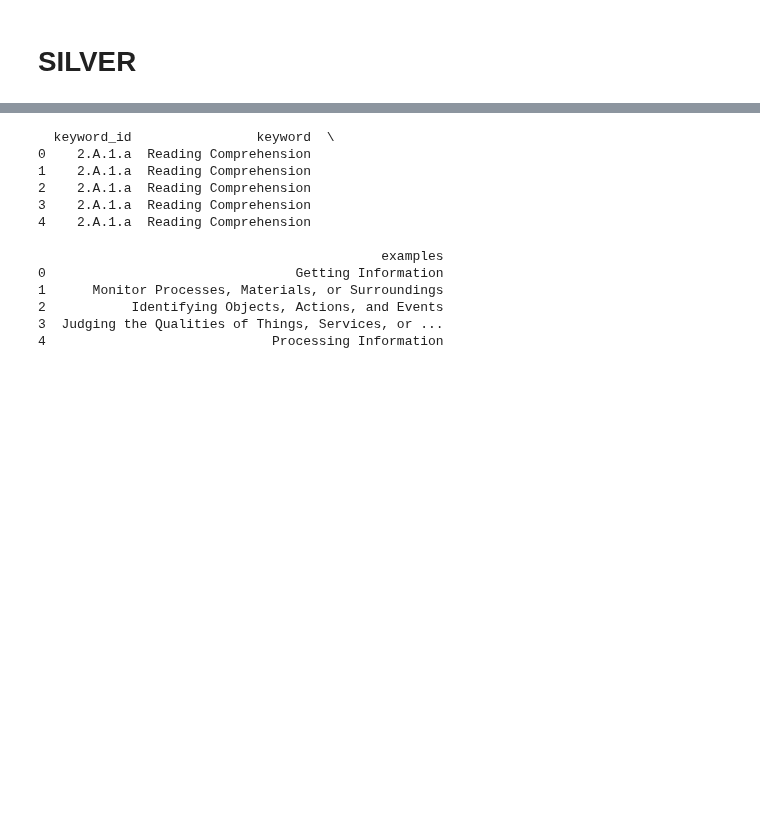
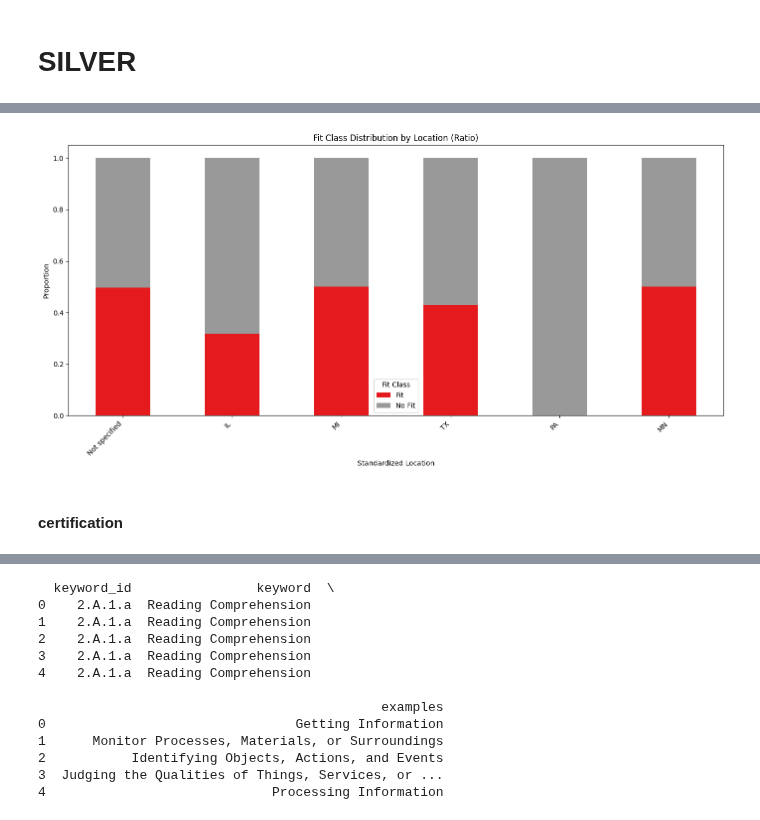
Before and after one commit to YeOldMan23/jobmirror, a Jupyter notebook: data-processing_mistral.ipynb, the cells around one changed output, grey strips where cells are left out. Cells and saved outputs as stored; diff of their text form; code cells hidden in the pictures; blank space fills up the shorter version.

```diff
--- a/data-processing_mistral.ipynb
+++ b/data-processing_mistral.ipynb
@@ -771,0 +858,36 @@ from googleapiclient.http import MediaFileUpload
+# %%
+import matplotlib.pyplot as plt
+import matplotlib.cm as cm
+
+fit_counts = df_resume_label_joined.groupby(['location_standardized', 'fit_grouped']).size().unstack(fill_value=0)
+
+fit_counts['total'] = fit_counts.sum(axis=1)
+fit_counts = fit_counts.sort_values('total', ascending=False)
+
+fit_classes = fit_counts.columns.drop('total')
+
+# Normalize each row to sum to 1 (ratio)
+fit_ratios = fit_counts[fit_classes].div(fit_counts['total'], axis=0)
+
+num_classes = len(fit_classes)
+cmap = cm.get_cmap('Set1', num_classes)
+colors = [cmap(i) for i in range(num_classes)]
+
+fit_ratios.plot(
+    kind='bar',
+    stacked=True,
+    figsize=(14,7),
+    color=colors
+)
+
+plt.xlabel('Standardized Location')
+plt.ylabel('Proportion')
+plt.title('Fit Class Distribution by Location (Ratio)')
+plt.legend(title='Fit Class')
+plt.xticks(rotation=45, ha='right')
+plt.tight_layout()
+plt.show()
+# %% [output]
+[figure, added]
+# %% [markdown]
+#### certification
```
Also changed, not shown: parts of 74 cells of this notebook, 1 other file.
